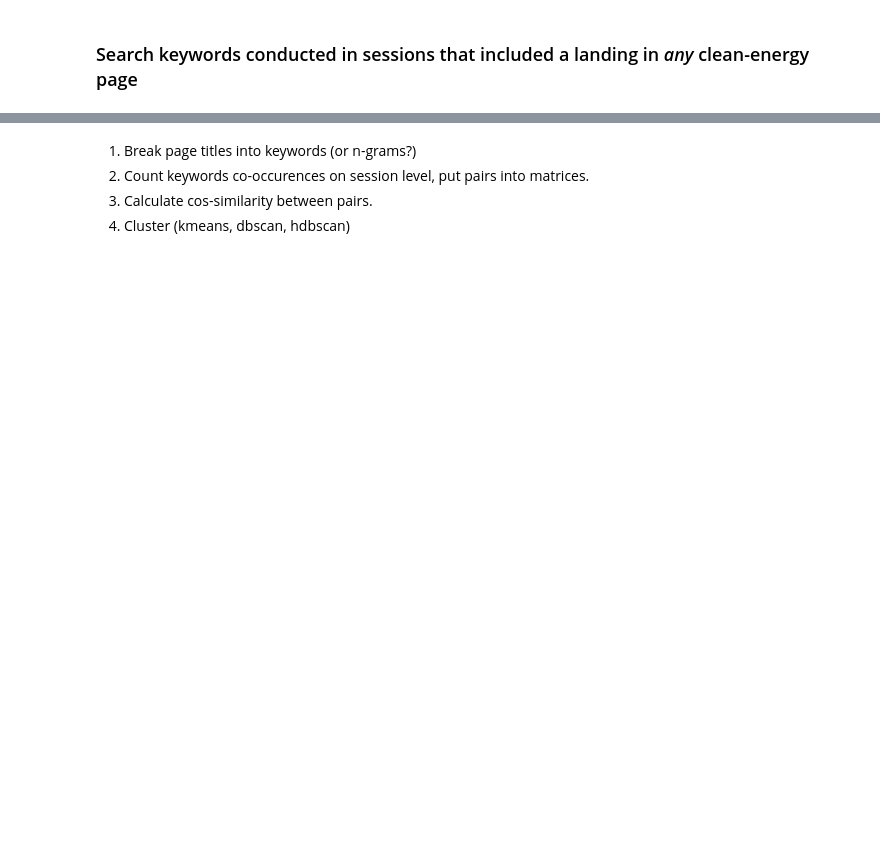
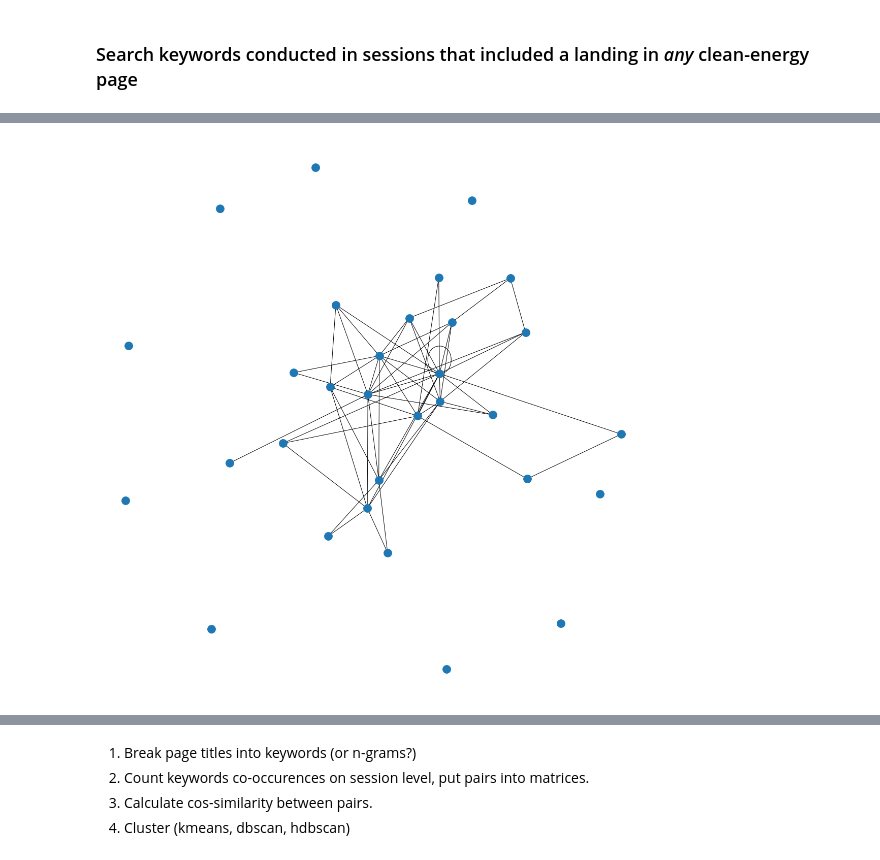
Before and after one commit to orlev2/ces_ds, a Jupyter notebook: user_searches.ipynb, the cells around one changed output, grey strips where cells are left out. Drawn from its saved outputs; the diff is of its cells as text; code cells hidden in the pictures; blank space fills up the shorter version.

```diff
--- a/user_searches.ipynb
+++ b/user_searches.ipynb
@@ -411,0 +561,10 @@ tokenized
+# %%
+top_words_dict = {}
+for i in range(kmeans.n_clusters):
+    tokens = nltk.tokenize.word_tokenize(" ".join(df.loc[(kmeans.labels_ == i), 'doc']))
+    fdist = FreqDist(ngrams(tokens, 1))
+    words_count = {k[0]:v for k,v in sorted(fdist.items(), key=lambda item: item[1], reverse=True)[:10:]}
+    print(words_count)
+    top_words_str = " ".join([k for k in words_count][:5])
+    top_words_dict[i] = top_words_str
+top_words_dict
@@ -411,0 +603,8 @@ tokenized
+# %%
+from sklearn.cluster import DBSCAN
+
+cl_dbs = DBSCAN(
+    eps=.25,
+    min_samples=2
+).fit(X_cv_cs)
+cl_dbs.labels_
@@ -411,0 +629,28 @@ tokenized
+# %%
+top_words_dict = {}
+for i in range(0, len(set(cl_dbs.labels_))-1):
+    tokens = nltk.tokenize.word_tokenize(" ".join(df.loc[(cl_dbs.labels_ == i), 'doc']))
+    fdist = FreqDist(ngrams(tokens, 1))
+    words_count = {k[0]:v for k,v in sorted(fdist.items(), key=lambda item: item[1], reverse=True)[:10:]}
+    top_words_str = " ".join([k for k in words_count][:5])
+    top_words_dict[i] = top_words_str
+top_words_dict
+
+
+# Draw clusters
+G = nx.from_pandas_adjacency(pd.DataFrame(
+    X_cv_cs[cl_dbs.labels_ == 0]
+))
+
+fig, ax = plt.subplots(figsize=(20,20))
+nx.draw(G,
+        pos=nx.spring_layout(G),
+        node_size=250,
+#         node_color = cl_dbs.labels_,
+        cmap=plt.get_cmap('tab10'),
+#         labels=df.doc.apply(lambda x: x[:15]),
+#         with_labels=True,
+        ax=ax
+       )
+# %% [output]
+[figure, added]
```
Also changed, not shown: parts of 36 cells of this notebook.
